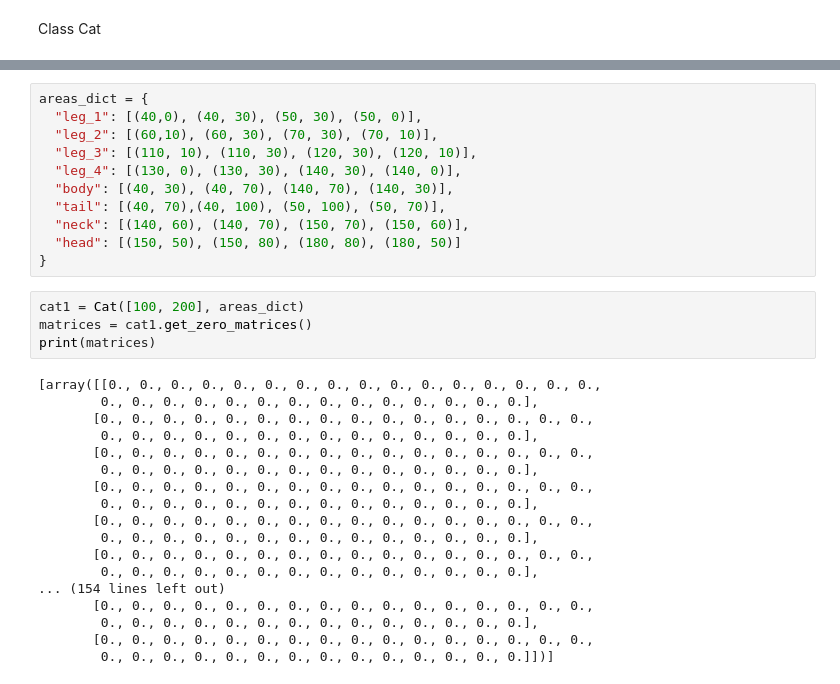
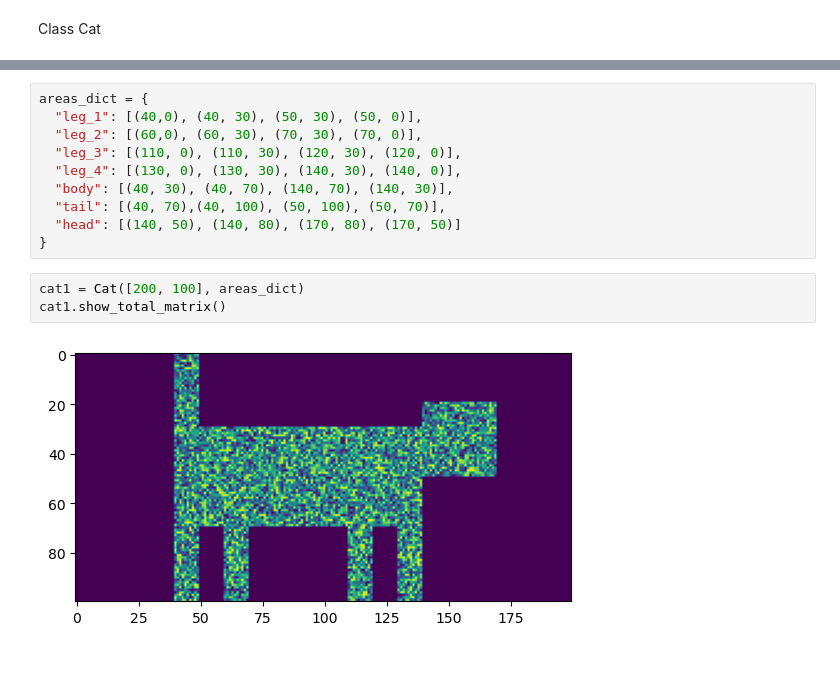
Before and after one commit to lukirebisz/Deterministic-modeling, a Jupyter notebook: Simulations.ipynb, the cells around one changed output, grey strips where cells are left out. Cells and saved outputs as stored; diff of their text form.

```diff
--- a/Simulations.ipynb
+++ b/Simulations.ipynb
@@ -26,33 +41,15 @@ class Cat:
 # %%
 areas_dict = {
   "leg_1": [(40,0), (40, 30), (50, 30), (50, 0)],
-  "leg_2": [(60,10), (60, 30), (70, 30), (70, 10)],
-  "leg_3": [(110, 10), (110, 30), (120, 30), (120, 10)],
+  "leg_2": [(60,0), (60, 30), (70, 30), (70, 0)],
+  "leg_3": [(110, 0), (110, 30), (120, 30), (120, 0)],
   "leg_4": [(130, 0), (130, 30), (140, 30), (140, 0)],
   "body": [(40, 30), (40, 70), (140, 70), (140, 30)],
   "tail": [(40, 70),(40, 100), (50, 100), (50, 70)],
-  "neck": [(140, 60), (140, 70), (150, 70), (150, 60)],
-  "head": [(150, 50), (150, 80), (180, 80), (180, 50)]
+  "head": [(140, 50), (140, 80), (170, 80), (170, 50)]
 }
 # %%
-cat1 = Cat([100, 200], areas_dict)
-matrices = cat1.get_zero_matrices()
-print(matrices)
+cat1 = Cat([200, 100], areas_dict)
+cat1.show_total_matrix()
 # %% [output]
-[array([[0., 0., 0., 0., 0., 0., 0., 0., 0., 0., 0., 0., 0., 0., 0., 0.,
-        0., 0., 0., 0., 0., 0., 0., 0., 0., 0., 0., 0., 0., 0.],
-       [0., 0., 0., 0., 0., 0., 0., 0., 0., 0., 0., 0., 0., 0., 0., 0.,
-        0., 0., 0., 0., 0., 0., 0., 0., 0., 0., 0., 0., 0., 0.],
-       [0., 0., 0., 0., 0., 0., 0., 0., 0., 0., 0., 0., 0., 0., 0., 0.,
-        0., 0., 0., 0., 0., 0., 0., 0., 0., 0., 0., 0., 0., 0.],
-       [0., 0., 0., 0., 0., 0., 0., 0., 0., 0., 0., 0., 0., 0., 0., 0.,
-        0., 0., 0., 0., 0., 0., 0., 0., 0., 0., 0., 0., 0., 0.],
-       [0., 0., 0., 0., 0., 0., 0., 0., 0., 0., 0., 0., 0., 0., 0., 0.,
-        0., 0., 0., 0., 0., 0., 0., 0., 0., 0., 0., 0., 0., 0.],
-       [0., 0., 0., 0., 0., 0., 0., 0., 0., 0., 0., 0., 0., 0., 0., 0.,
-        0., 0., 0., 0., 0., 0., 0., 0., 0., 0., 0., 0., 0., 0.],
-... (154 lines left out)
-       [0., 0., 0., 0., 0., 0., 0., 0., 0., 0., 0., 0., 0., 0., 0., 0.,
-        0., 0., 0., 0., 0., 0., 0., 0., 0., 0., 0., 0., 0., 0.],
-       [0., 0., 0., 0., 0., 0., 0., 0., 0., 0., 0., 0., 0., 0., 0., 0.,
-        0., 0., 0., 0., 0., 0., 0., 0., 0., 0., 0., 0., 0., 0.]])]
+[figure, added]
```
Also changed, not shown: parts of 3 cells of this notebook.
